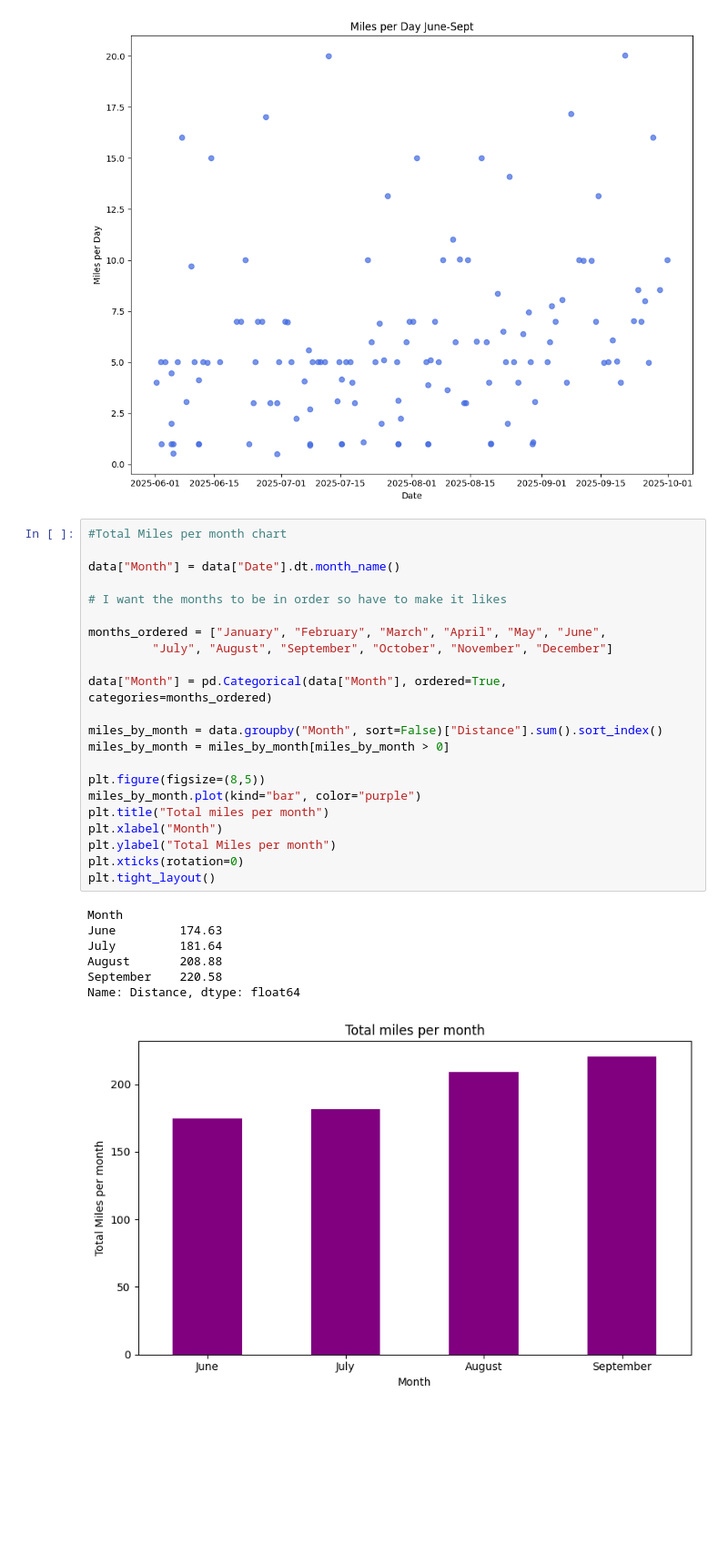
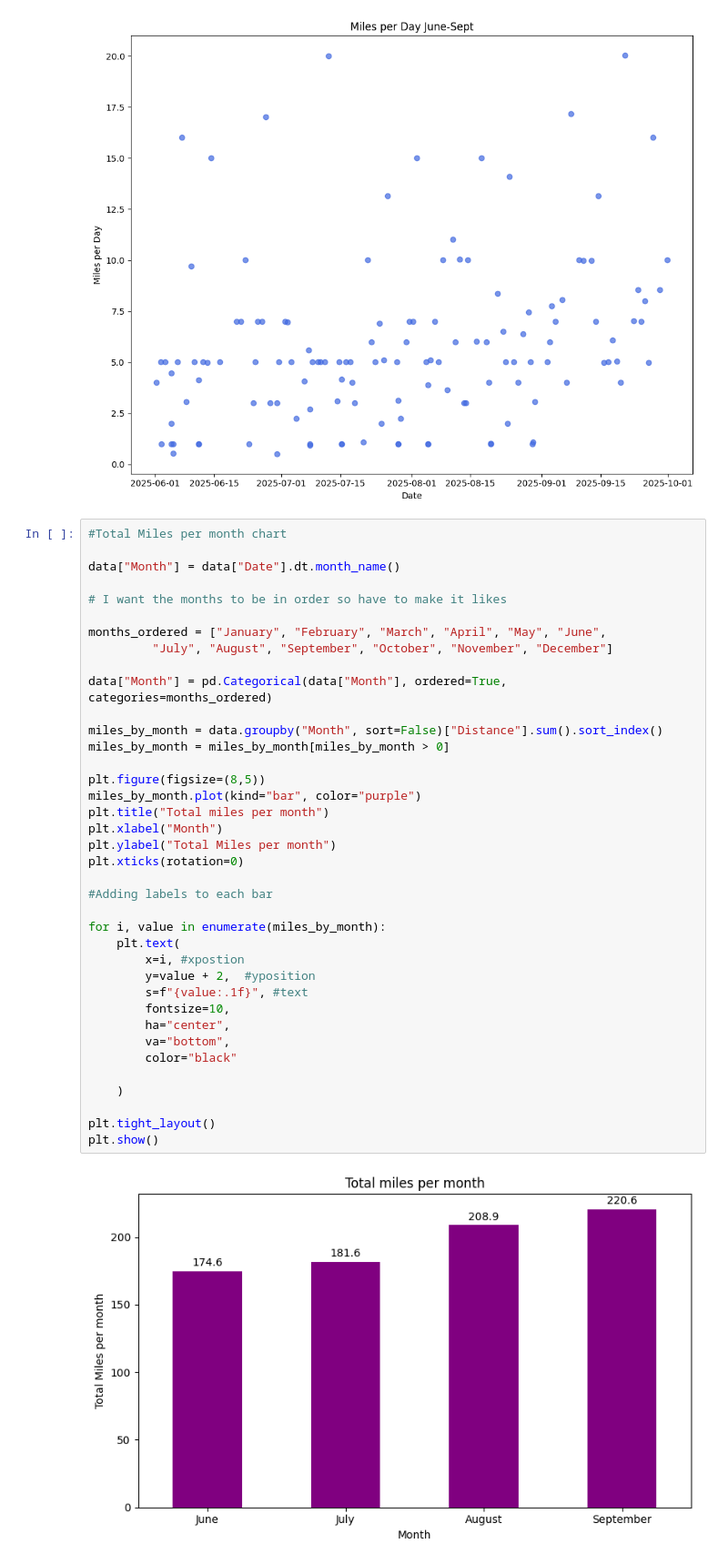
Before and after one commit to JakeBowen2005/Working_With_Garmin_Data, a Jupyter notebook: larger_dataset_visuals.ipynb, the cells around one changed output. Shown at 91% size. Drawn from its saved outputs; the diff is of its cells as text; blank space fills up the shorter version.

Commit message:
Added labels to each bar chart

```diff
--- a/larger_dataset_visuals.ipynb
+++ b/larger_dataset_visuals.ipynb
@@ -93,30 +93,40 @@ plt.tight_layout()
 # %%
 #Total Miles per month chart
 
 data["Month"] = data["Date"].dt.month_name()
 
 # I want the months to be in order so have to make it likes
 
 months_ordered = ["January", "February", "March", "April", "May", "June",
          "July", "August", "September", "October", "November", "December"]
 
 data["Month"] = pd.Categorical(data["Month"], ordered=True, categories=months_ordered)
 
 miles_by_month = data.groupby("Month", sort=False)["Distance"].sum().sort_index()
 miles_by_month = miles_by_month[miles_by_month > 0]
 
 plt.figure(figsize=(8,5))
 miles_by_month.plot(kind="bar", color="purple")
 plt.title("Total miles per month")
 plt.xlabel("Month")
 plt.ylabel("Total Miles per month")
 plt.xticks(rotation=0)
+
+#Adding labels to each bar
+
+for i, value in enumerate(miles_by_month):
+    plt.text(
+        x=i, #xpostion
+        y=value + 2,  #yposition
+        s=f"{value:.1f}", #text
+        fontsize=10,
+        ha="center",
+        va="bottom",
+        color="black"
+
+    )
+
 plt.tight_layout()
+plt.show()
 # %% [output]
-Month
-June         174.63
-July         181.64
-August       208.88
-September    220.58
-Name: Distance, dtype: float64
-[figure, old version]
+[figure, new version]
```
